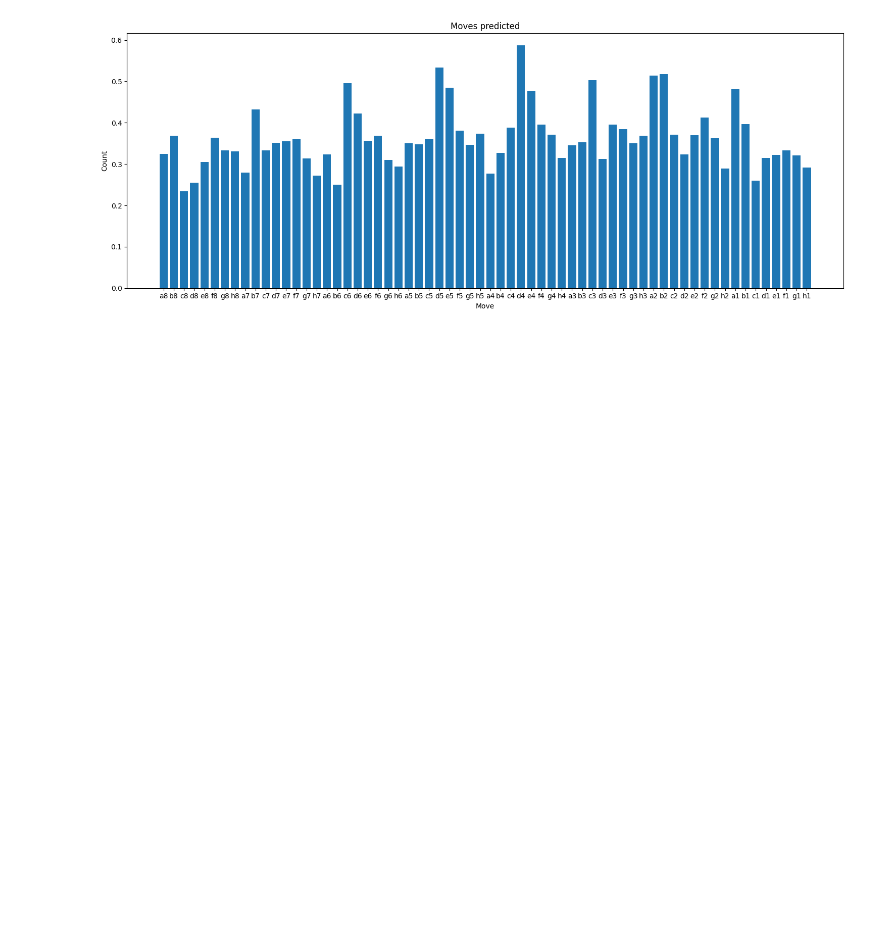
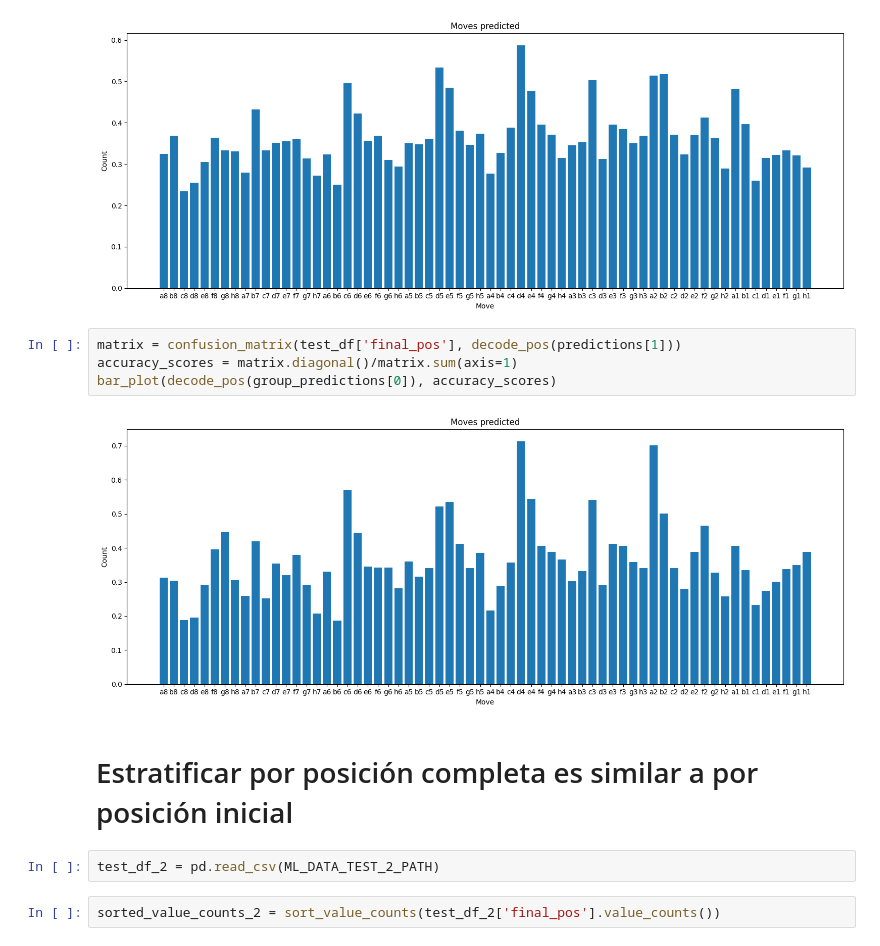
Before and after one commit to PabloGorSan/TFM, a Jupyter notebook: models_final_position/data_analysis.ipynb, the cells around one changed output. Cells and saved outputs as stored; diff of their text form; blank space fills up the shorter version.

```diff
--- a/models_final_position/data_analysis.ipynb
+++ b/models_final_position/data_analysis.ipynb
@@ -130,3 +134,15 @@ f1_scores = f1_score(test_df['final_pos'], decode_pos(predictions[1]), average=N
 bar_plot(decode_pos(group_predictions[0]), f1_scores)
 # %% [output]
 [figure]
+# %%
+matrix = confusion_matrix(test_df['final_pos'], decode_pos(predictions[1]))
+accuracy_scores = matrix.diagonal()/matrix.sum(axis=1)
+bar_plot(decode_pos(group_predictions[0]), accuracy_scores)
+# %% [output]
+[figure, added]
+# %% [markdown]
+# Estratificar por posición completa es similar a por posición inicial
+# %%
+test_df_2 = pd.read_csv(ML_DATA_TEST_2_PATH)
+# %%
+sorted_value_counts_2 = sort_value_counts(test_df_2['final_pos'].value_counts())
```
Also changed, not shown: parts of 25 cells of this notebook, 20 other files.
